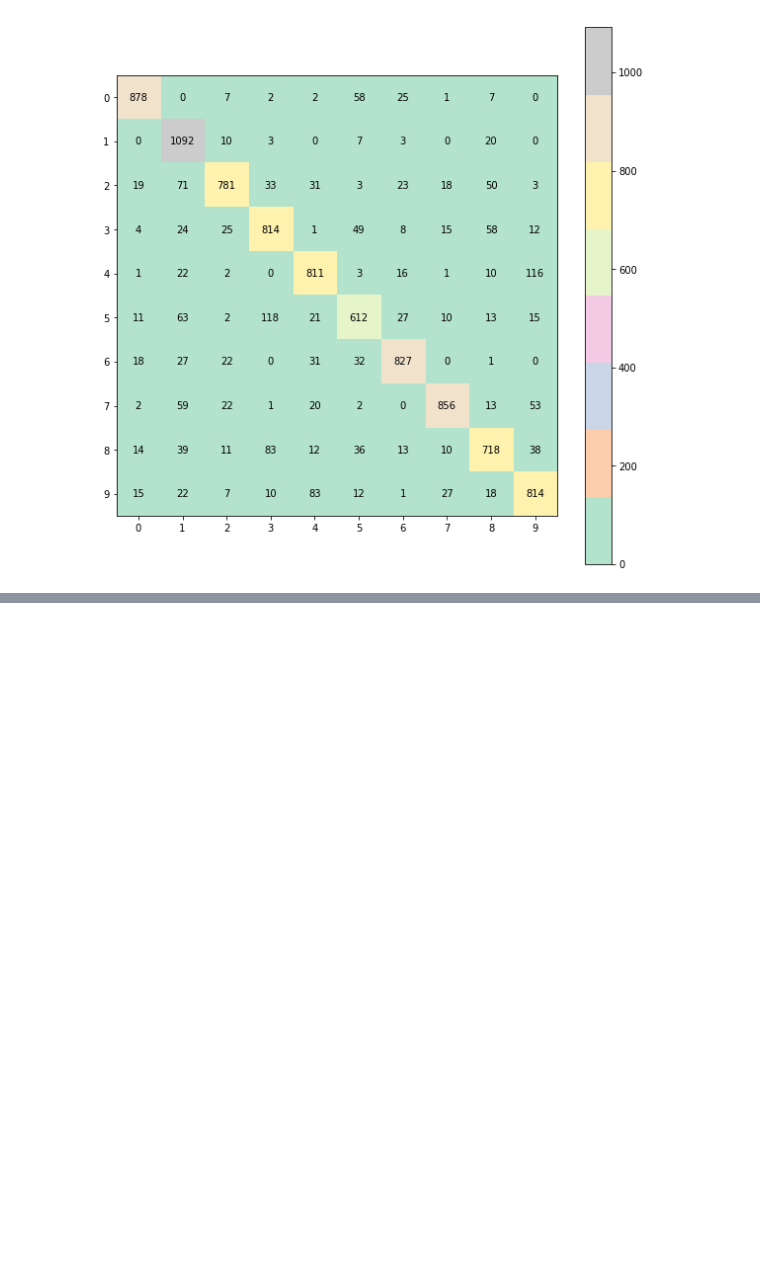
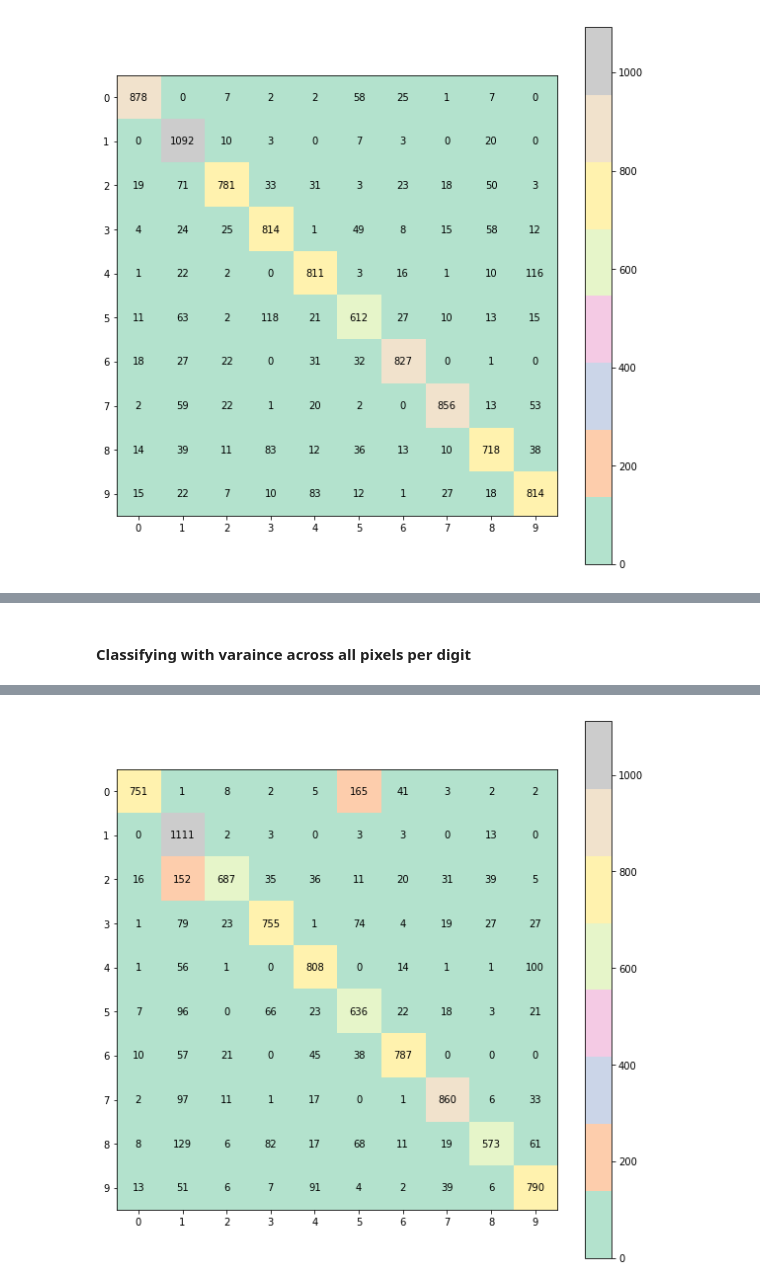
Before and after one commit to mlhhu2017/identifyDigit, a Jupyter notebook: r.weishaupt/mvn_classification.ipynb, the cells around one changed output, grey strips where cells are left out. Drawn from its saved outputs; the diff is of its cells as text; code cells hidden in the pictures; blank space fills up the shorter version.

```diff
--- a/r.weishaupt/mvn_classification.ipynb
+++ b/r.weishaupt/mvn_classification.ipynb
@@ -54,0 +117,28 @@ Confusion Matrix:
+# %% [markdown]
+#### Classifying with varaince across all pixels per digit
+# %%
+# Creating distributions for every digit's mean
+distributions_var_px = [st.multivariate_normal(
+    mean = means[i].flatten(),
+    # Flatten all images of a digit into one list and calculate variance over all pixels
+    cov = np.var(digits[i]),
+    allow_singular=True
+) for i in range(len(digits))];
+# %%
+# Initializing empty result list
+rslt_var_px = [];
+# Classifying test data
+for tl in zip(testD, testL):
+    # Label data as digit of the distribution with the highest probability
+    rslt_var_px += [[tl[1], np.argmax(list(map(lambda n: n.logpdf(tl[0].flatten()), distributions_var_px)))]];
+# Convert result to numpy array for slicing
+rslt_var_px = np.array(rslt_var_px);
+# %%
+# Calculate confusion matrix
+cm_var_px = mt.confusion_matrix(list(rslt_var_px[:,0]), list(rslt_var_px[:,1]));
+# Display confusion matrix
+utils.showconfmatrix(cm_var_px, np.arange(10));
+# Calculate zero one loss
+zol_var_px = mt.zero_one_loss(list(rslt_var_px[:,0]), list(rslt_var_px[:,1]));
+print("Zero-one-loss: {0:2.6f} \r\nConfusion Matrix:".format(zol_var_px));
+# %% [output]
@@ -54,0 +147 @@ Confusion Matrix:
+[figure, added]
```
Also changed, not shown: parts of 13 cells of this notebook.
